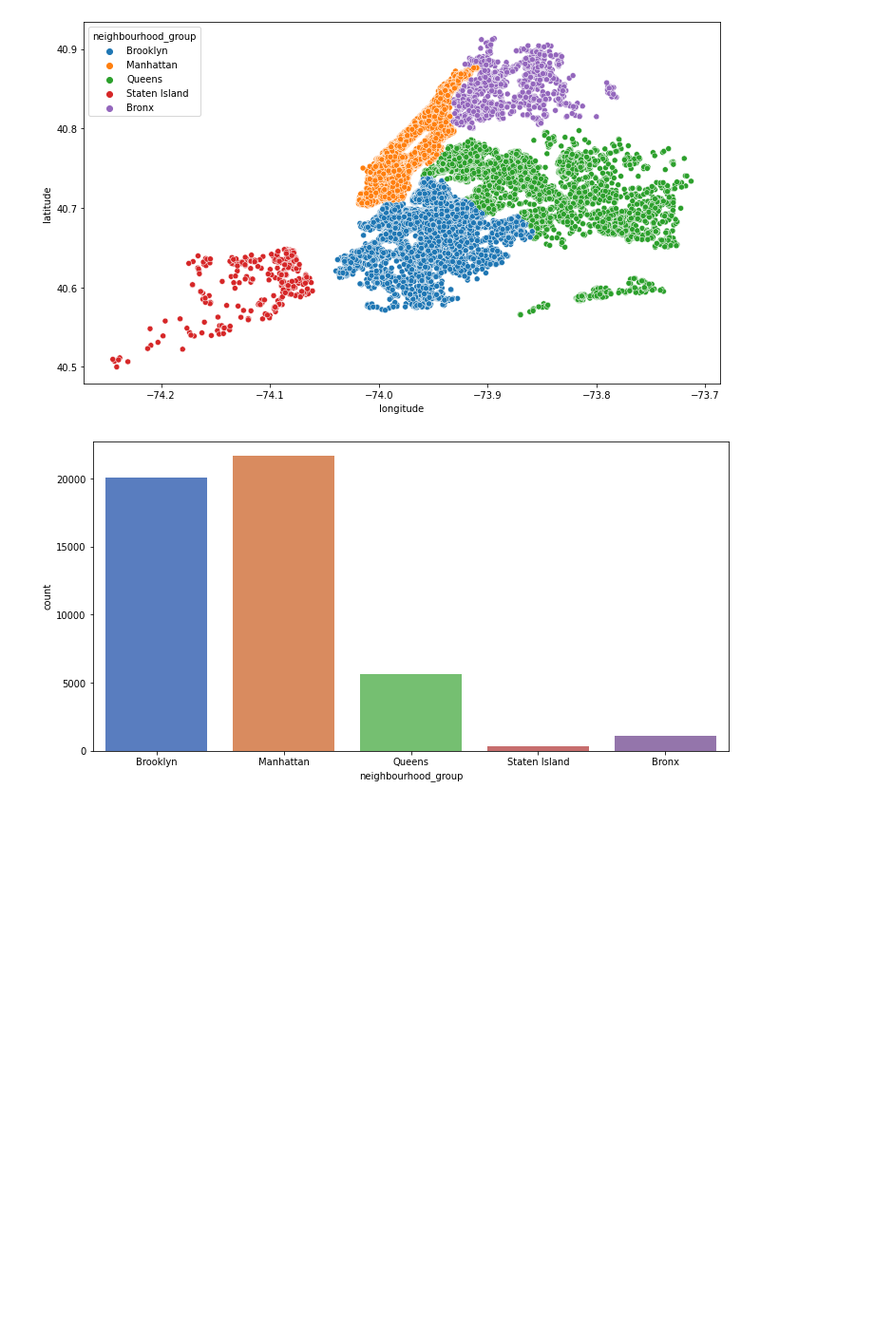
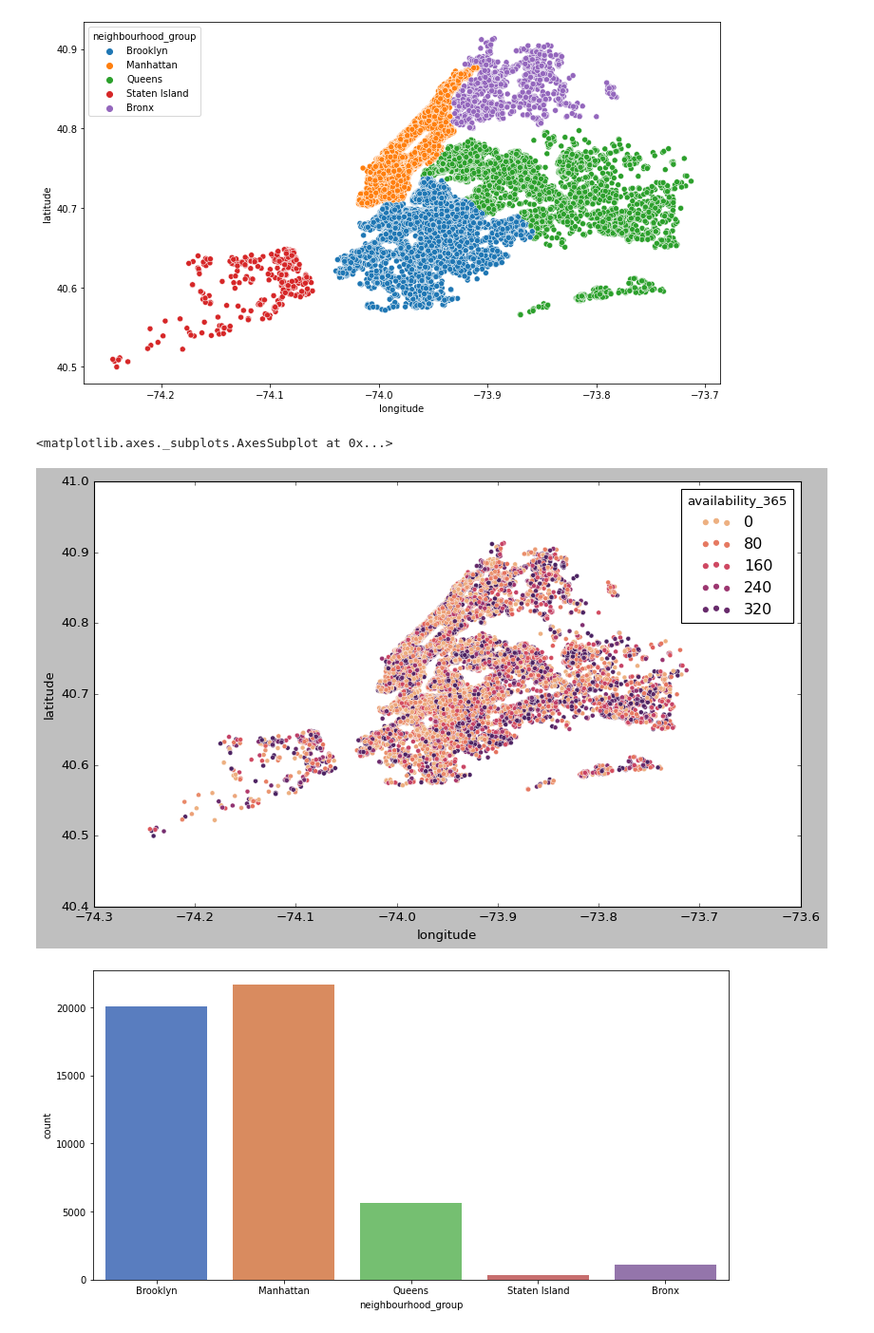
Before and after one commit to sneraikar/Airbnb-Bookings-Analysis, a Jupyter notebook: Airbnb_Bookings_Analysis_Capstone_Project_Solution.ipynb, the cells around one changed output. Shown: that part at 95% size. Saved outputs shown, nothing was run; the diff lists cells and outputs as text; code cells hidden in the pictures; blank space fills up the shorter version.

```diff
--- a/Airbnb_Bookings_Analysis_Capstone_Project_Solution.ipynb
+++ b/Airbnb_Bookings_Analysis_Capstone_Project_Solution.ipynb
@@ -179,6 +192,12 @@ sns.scatterplot(df.longitude,df.latitude,hue=df.neighbourhood_group)
 plt.ioff()
 # %% [output]
 [figure]
+# %%
+plt.figure(figsize=(12,7))
+sns.scatterplot(y=df.latitude,x=df.longitude,hue=df.availability_365,palette="flare")
+# %% [output]
+<matplotlib.axes._subplots.AxesSubplot at 0x...>
+[figure, added]
 # %%
 plt.subplots(figsize=(12,6))
 sns.countplot(df.neighbourhood_group,palette="muted")
```
Also changed, not shown: parts of 2 cells of this notebook.
